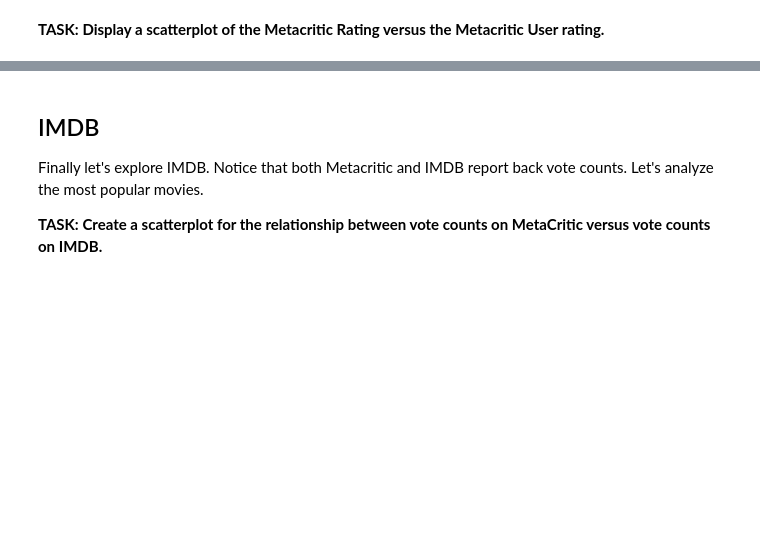
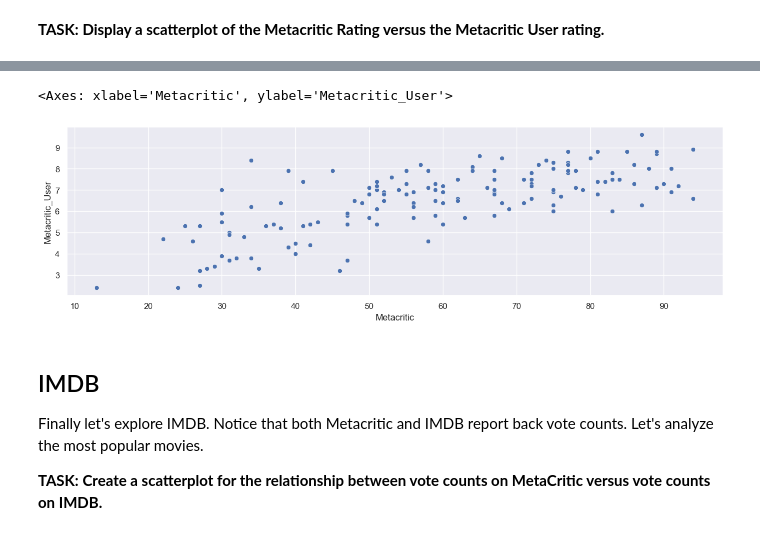
Before and after one commit to RRFteixeira/Python-for-Machine-Learning-and-Data-Science-Masterclass, a Jupyter notebook: 06-Capstone-Project/00-Capstone-Project.ipynb, the cells around one changed output, grey strips where cells are left out. Saved outputs shown, nothing was run; the diff lists cells and outputs as text; code cells hidden in the pictures; blank space fills up the shorter version.

```diff
--- a/06-Capstone-Project/00-Capstone-Project.ipynb
+++ b/06-Capstone-Project/00-Capstone-Project.ipynb
@@ -497,3 +366,8 @@ Now let's take a quick look at the ratings from MetaCritic. Metacritic also show
+# %%
+sns.scatterplot(x='Metacritic', y='Metacritic_User', data=all_sites)
+# %% [output]
+<Axes: xlabel='Metacritic', ylabel='Metacritic_User'>
+[figure, added]
 # %% [markdown]
 ## IMDB
 
```
Also changed, not shown: parts of 89 cells of this notebook.
